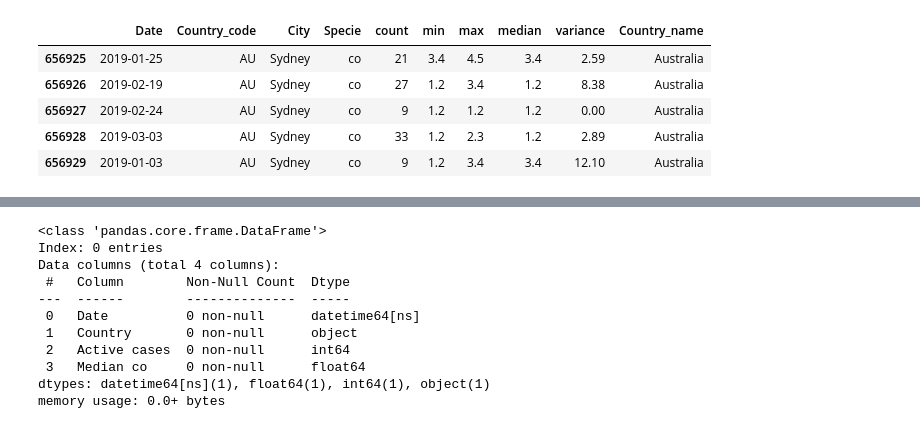
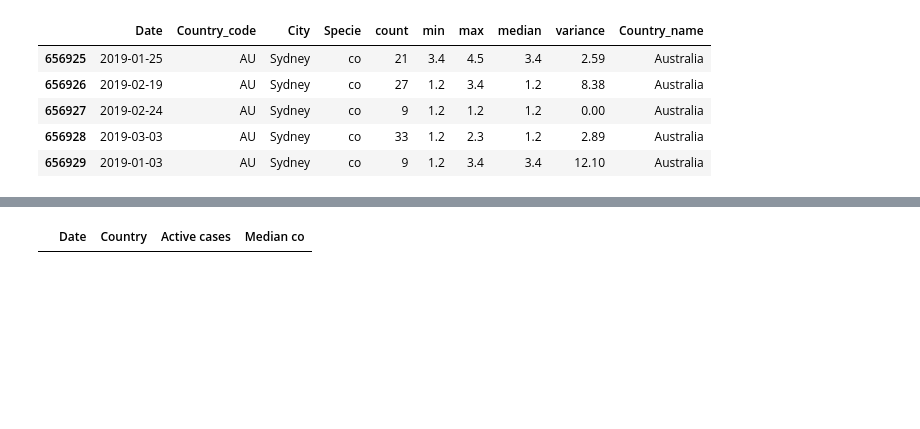
Before and after one commit to firdausmehta/COVID19-Global-Air-Quality, a Jupyter notebook: Clean_Data_Firdaus.ipynb, the cells around one changed output, grey strips where cells are left out. Cells and saved outputs as stored; diff of their text form; code cells hidden in the pictures; blank space fills up the shorter version.

```diff
--- a/Clean_Data_Firdaus.ipynb
+++ b/Clean_Data_Firdaus.ipynb
@@ -886,17 +866,6 @@ memory usage: 1.6+ MB
 # %%
 # Create a merged data frame for median CO data and covid active cases for Australia based on shared date
 au_air_covid_co = world_air_covid_each_specie(airdf=au_air_df, specie="co", covid_df=active_au_covid)
+au_air_covid_co.head()
+# %% [output]
+|  | Date | Country | Active cases | Median co |
-# %%
-au_air_covid_co.info()
-# %% [output]
-<class 'pandas.core.frame.DataFrame'>
-Index: 0 entries
-Data columns (total 4 columns):
- #   Column        Non-Null Count  Dtype
----  ------        --------------  -----
- 0   Date          0 non-null      datetime64[ns]
- 1   Country       0 non-null      object
- 2   Active cases  0 non-null      int64
- 3   Median co     0 non-null      float64
-dtypes: datetime64[ns](1), float64(1), int64(1), object(1)
-memory usage: 0.0+ bytes
```
Also changed, not shown: parts of 1 cell of this notebook.
